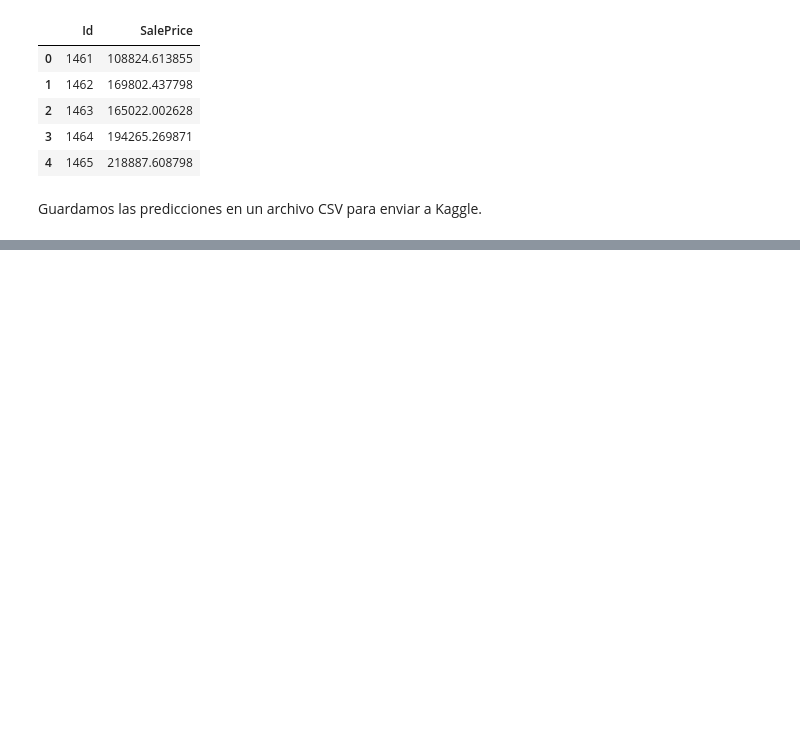
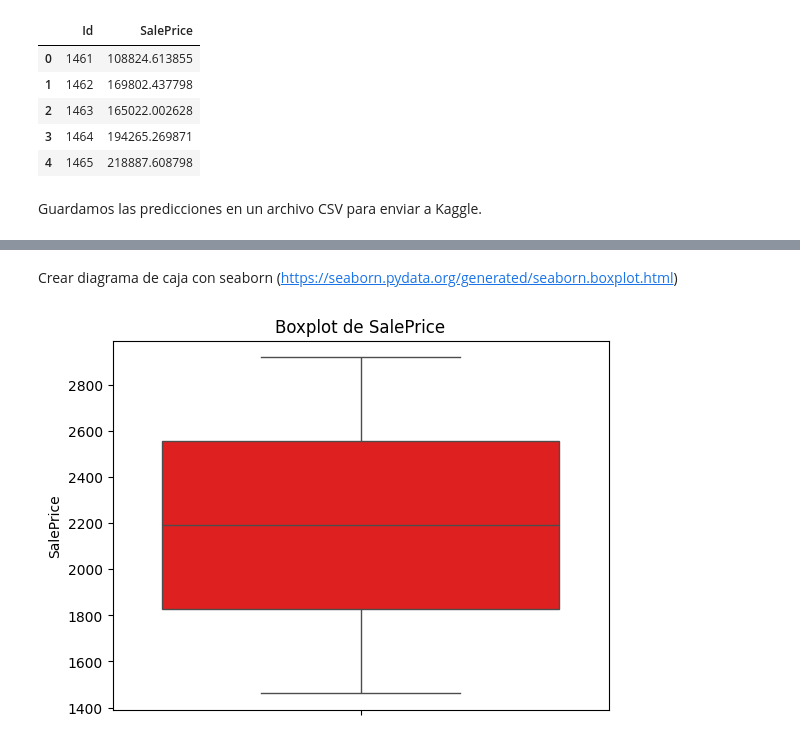
Before and after one commit to KimBarrientosR/Python-Intro-for-Data-Science, a Jupyter notebook: notebooks/Lesson VI - Kaggle Challenge.ipynb, the cells around one changed output, grey strips where cells are left out. Cells and saved outputs as stored; diff of their text form; code cells hidden in the pictures; blank space fills up the shorter version.

```diff
--- a/notebooks/Lesson VI - Kaggle Challenge.ipynb
+++ b/notebooks/Lesson VI - Kaggle Challenge.ipynb
@@ -418,0 +435,11 @@ submission_df.to_csv('../data/submission.csv', index=False)
+# %% [markdown]
+Crear diagrama de caja con seaborn (https://seaborn.pydata.org/generated/seaborn.boxplot.html)
+# %%
+import seaborn as sb
+
+boxplot = sb.boxplot(y=submission_df['Id'], color='red')
+pyplot.title('Boxplot de SalePrice')
+pyplot.ylabel('SalePrice')
+pyplot.show()
+# %% [output]
+[figure, added]
```
Also changed, not shown: parts of 2 cells of this notebook.
